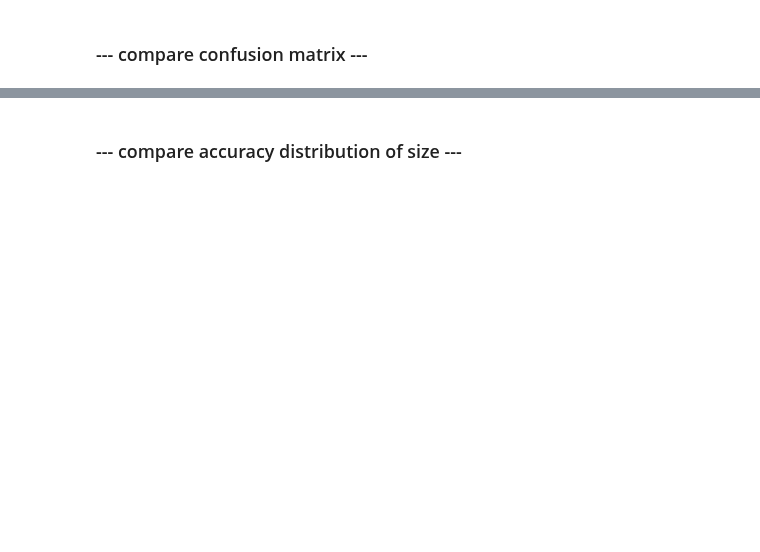
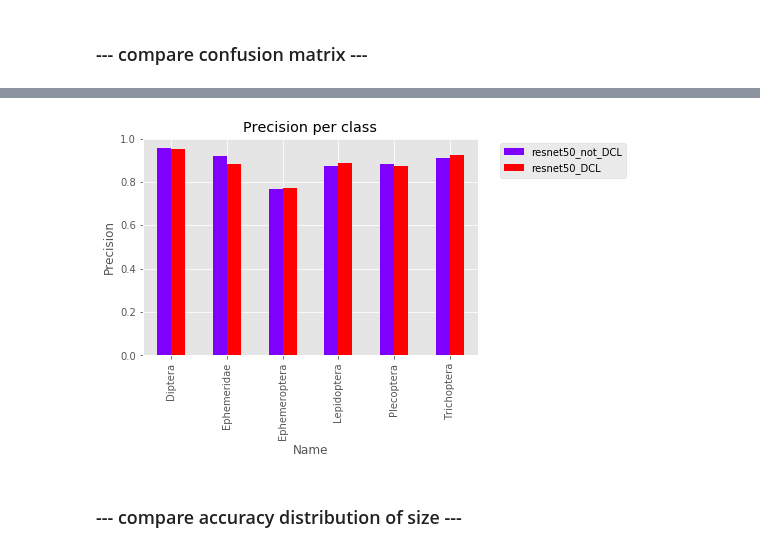
Before and after one commit to keiiti975/Insect_Phenology_Detector, a Jupyter notebook: result/classification/compare_DCL/compare_DCL.ipynb, the cells around one changed output, grey strips where cells are left out. Cells and saved outputs as stored; diff of their text form; code cells hidden in the pictures; blank space fills up the shorter version.

Commit message:
make some result

```diff
--- a/result/classification/compare_DCL/compare_DCL.ipynb
+++ b/result/classification/compare_DCL/compare_DCL.ipynb
@@ -11,3 +13,6 @@ plt.style.use("ggplot")
 # %%
 resnet50_not_DCL = pd.read_csv('/home/tanida/workspace/Insect_Phenology_Detector/figure/classification/ResNet101/resnet50_b20_r45_lr1e-5_crossvalid_resize/validation_matrix.csv')
 resnet50_DCL = pd.read_csv('/home/tanida/workspace/Insect_Phenology_Detector/figure/classification/ResNet101/resnet50_b20_r45_lr1e-5_crossvalid_resize_DCL/validation_matrix.csv')
+# %%
+resnet50_not_DCL_precisions = get_precisions(resnet50_not_DCL)
+resnet50_DCL_precisions = get_precisions(resnet50_DCL)
@@ -13,0 +29,3 @@ resnet50_DCL = pd.read_csv('/home/tanida/workspace/Insect_Phenology_Detector/fig
+# %%
+df_per_label = pd.DataFrame({"resnet50_not_DCL": resnet50_not_DCL_precisions, "resnet50_DCL": resnet50_DCL_precisions})
+df_per_label['Name'] = ['Diptera', 'Ephemeridae', 'Ephemeroptera', 'Lepidoptera', 'Plecoptera', 'Trichoptera']
@@ -14,3 +42,11 @@ resnet50_DCL = pd.read_csv('/home/tanida/workspace/Insect_Phenology_Detector/fig
+# %%
+df_per_label.plot(kind="bar", x="Name", y=["resnet50_not_DCL", "resnet50_DCL"], cmap="rainbow")
+plt.legend(bbox_to_anchor=(1.05, 1), loc='upper left')
+plt.ylabel("Precision")
+plt.title("Precision per class")
+plt.savefig("/home/tanida/workspace/Insect_Phenology_Detector/result/classification/compare_DCL/compare_precision_resnet50.png", bbox_inches="tight")
+# %% [output]
+[figure, added]
 # %% [markdown]
 ### --- compare accuracy distribution of size ---
 # %%
```
Also changed, not shown: parts of 8 cells of this notebook, 11 other files.
